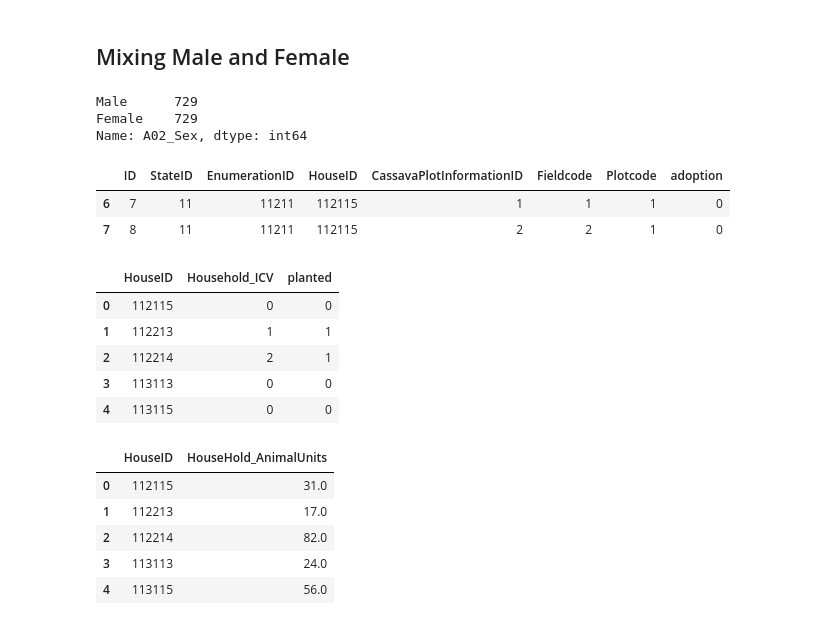
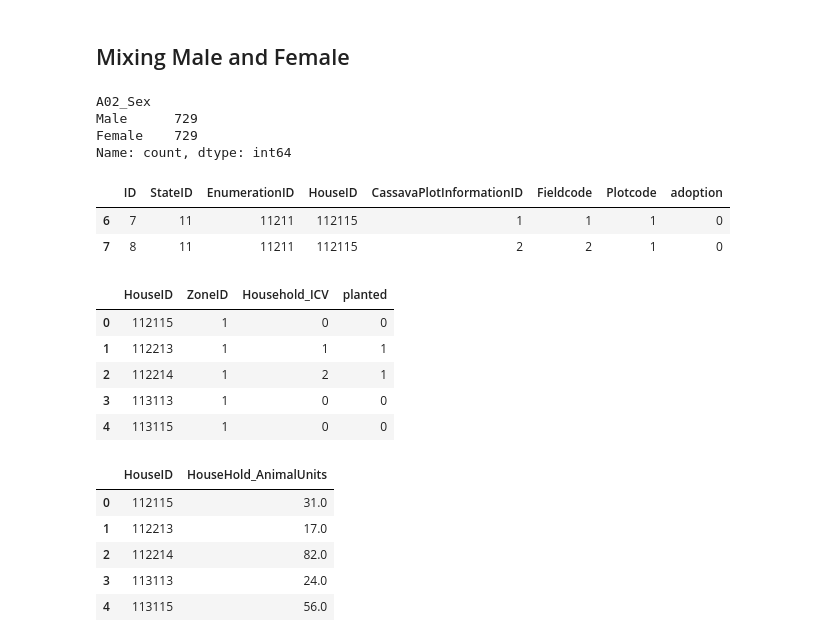
Before and after one commit to japrietov/Technology-Adoption, a Jupyter notebook: Code/Preliminary Results - Oct12.ipynb, the cells around one changed output. Drawn from its saved outputs; the diff is of its cells as text; code cells hidden in the pictures.

```diff
--- a/Code/Preliminary Results - Oct12.ipynb
+++ b/Code/Preliminary Results - Oct12.ipynb
@@ -64,7 +64,8 @@ df_F_raw.tail()
 # %%
 df_allMF = pd.concat([df_M_raw, df_F_raw]).reset_index(drop=True)
 both_responses = (df_allMF['HouseID'].value_counts()).to_frame()
-both_responses = both_responses[both_responses['HouseID']== 2]
+# print(both_responses)
+both_responses = both_responses[both_responses['count']== 2]
 df_allMF = df_allMF[df_allMF['HouseID'].isin(both_responses.index)]
 
 df_M = df_allMF[df_allMF['A02_Sex'] == 'Male']
@@ -75,9 +76,10 @@ df_F = df_F.reset_index(drop=True)
 
 df_allMF['A02_Sex'].value_counts()
 # %% [output]
+A02_Sex
 Male      729
 Female    729
-Name: A02_Sex, dtype: int64
+Name: count, dtype: int64
 # %%
 df_H_dna = pd.read_csv("../Data/CMS-raw/dna.csv")
 df_H_dna[df_H_dna['HouseID']==112115]
@@ -88,18 +90,19 @@ df_H_dna[df_H_dna['HouseID']==112115]
 # %%
 # https://data.iita.org/dataset/the-cassava-monitoring-survey-cms-in-nigeria-household-and-plot-level-data
 df_H_dna = pd.read_csv("../Data/CMS-raw/dna.csv")
 houseIDs = df_M['HouseID'].value_counts().keys()
 df_H_dna = df_H_dna[df_H_dna['HouseID'].isin(houseIDs)].groupby('HouseID', as_index=False).agg(
-    {'adoption': ['sum', 'min']})
-df_H_dna.columns = ['HouseID', 'Household_ICV', 'planted']
+    {'StateID': 'min', 'adoption': ['sum', 'min']})
+df_H_dna.columns = ['HouseID', 'ZoneID', 'Household_ICV', 'planted']
+df_H_dna['ZoneID'] = (df_H_dna['ZoneID']/10).astype(int)#.tail()
 df_H_dna.head()
 # %% [output]
-|  | HouseID | Household_ICV | planted |
-| 0 | 112115 | 0 | 0 |
-| 1 | 112213 | 1 | 1 |
-| 2 | 112214 | 2 | 1 |
-| 3 | 113113 | 0 | 0 |
-| 4 | 113115 | 0 | 0 |
+|  | HouseID | ZoneID | Household_ICV | planted |
+| 0 | 112115 | 1 | 0 | 0 |
+| 1 | 112213 | 1 | 1 | 1 |
+| 2 | 112214 | 1 | 2 | 1 |
+| 3 | 113113 | 1 | 0 | 0 |
+| 4 | 113115 | 1 | 0 | 0 |
 # %%
 # https://data.iita.org/dataset/the-cassava-monitoring-survey-cms-in-nigeria-household-and-plot-level-data
 df_H_livestock = pd.read_csv("../Data/CMS-raw/livestock_owned_all-regions.csv")
```
Also changed, not shown: parts of 4 cells of this notebook, 41 other files.
